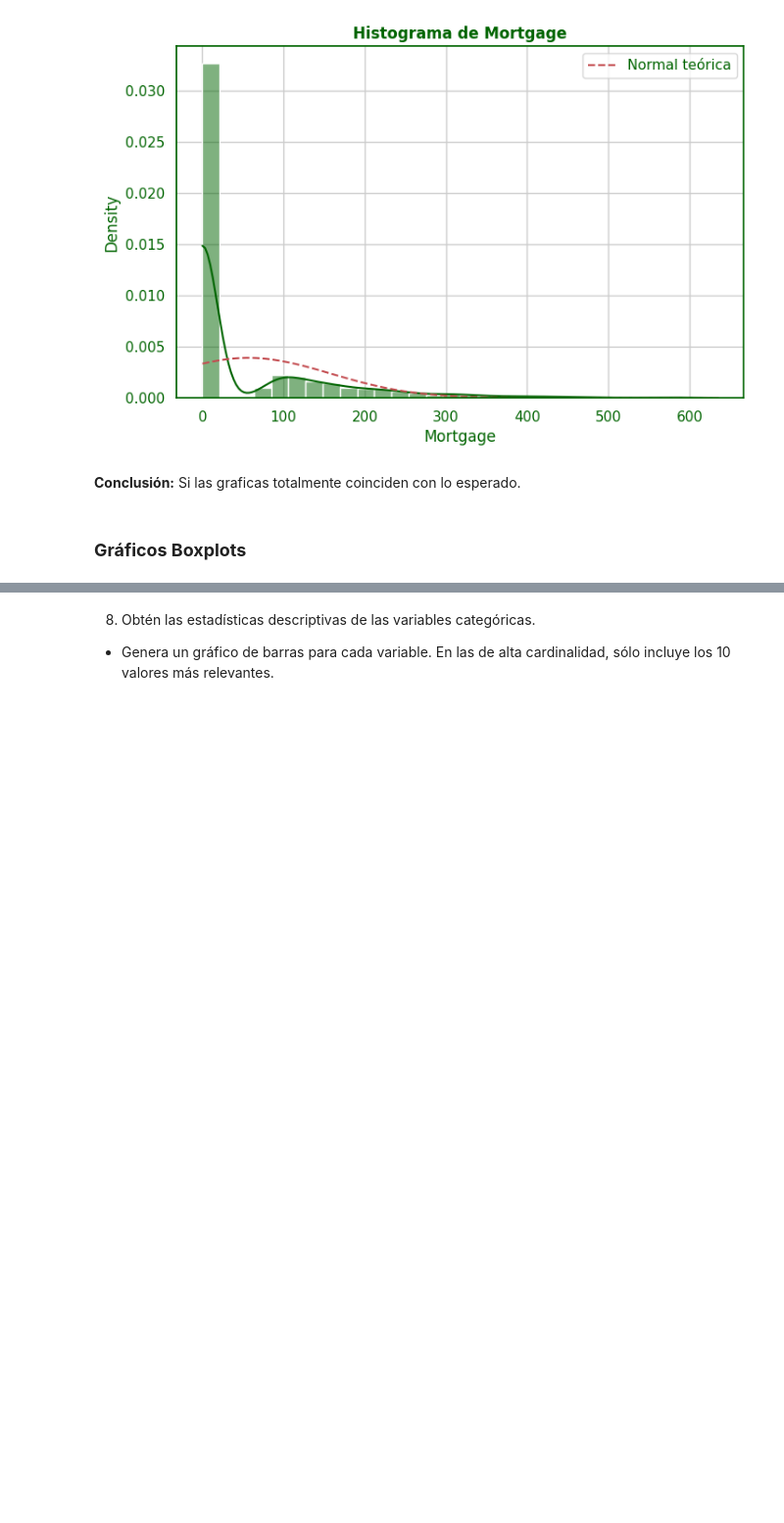
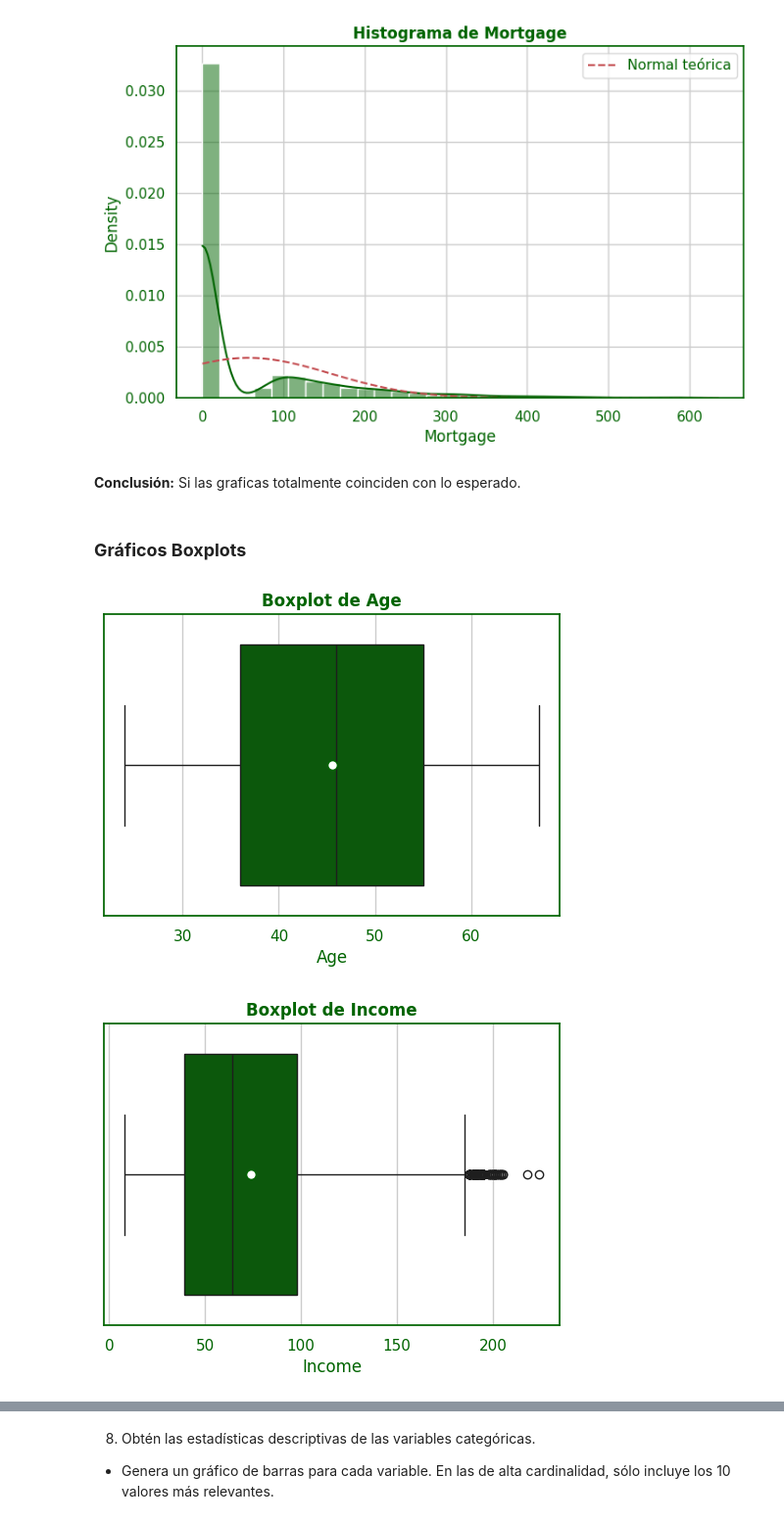
Before and after one commit to JosegregTovar/GOOGLE-COLLAB, a Jupyter notebook: A01840476_Actividad4EDA.ipynb, the cells around one changed output, grey strips where cells are left out. Shown at 98% size. Cells and saved outputs as stored; diff of their text form; code cells hidden in the pictures; blank space fills up the shorter version.

```diff
--- a/A01840476_Actividad4EDA.ipynb
+++ b/A01840476_Actividad4EDA.ipynb
@@ -566,20 +567,23 @@ for col in var_interes:
 # %% [markdown]
 ### **Gráficos Boxplots**
 # %%
-for col in vars_interest:
+for col in var_interes:
     plt.figure(figsize=(6,4))
 
     sns.boxplot(
         x=loan_df[col],
         color=FOREST_GREEN,
         showmeans=True,
         meanprops={
             "marker": "o",
             "markerfacecolor": "white",
             "markeredgecolor": FOREST_GREEN,
             "markersize": 7
         }
     )
 
     plt.title(f"Boxplot de {col}")
     plt.show()
+# %% [output]
+[figure, added]
+[figure, added]
```
Also changed, not shown: parts of 14 cells of this notebook.
